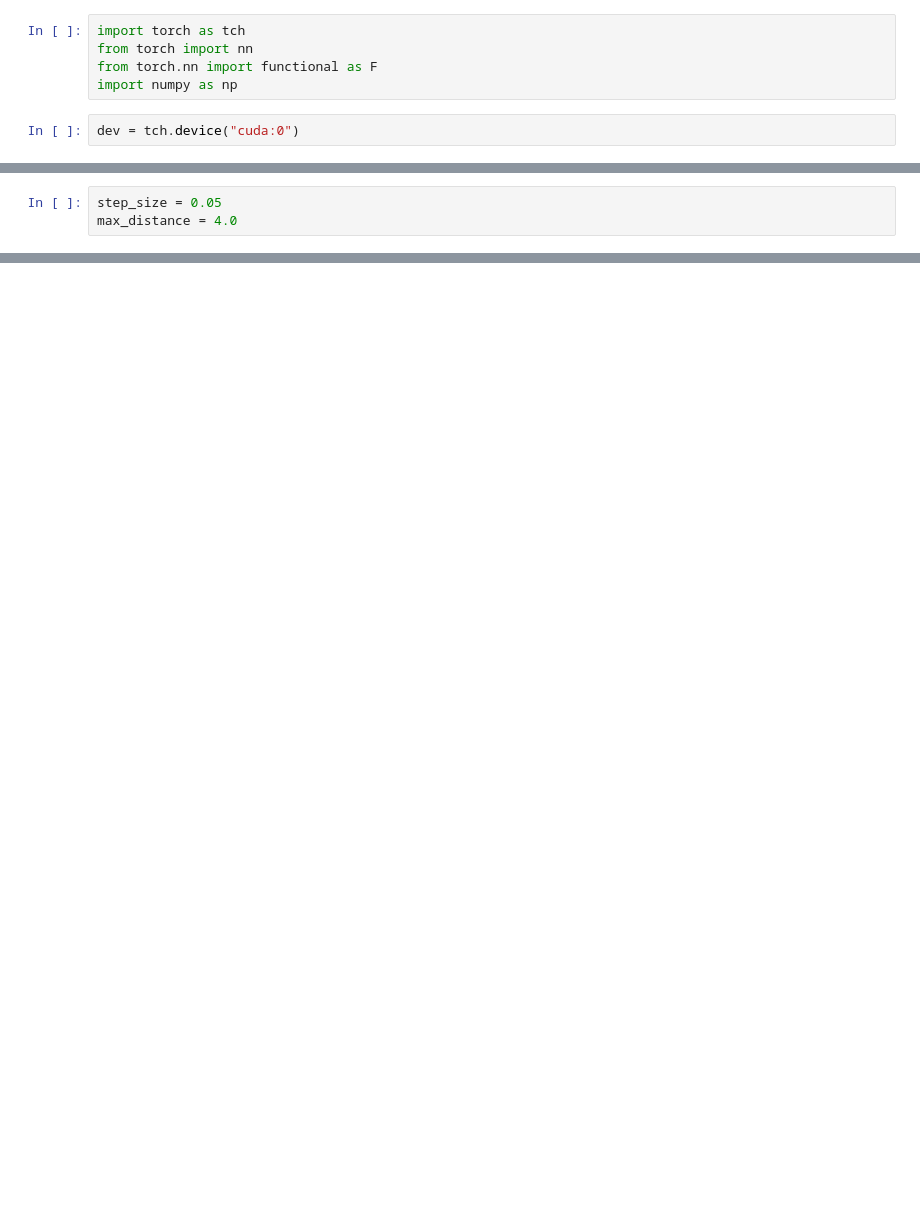
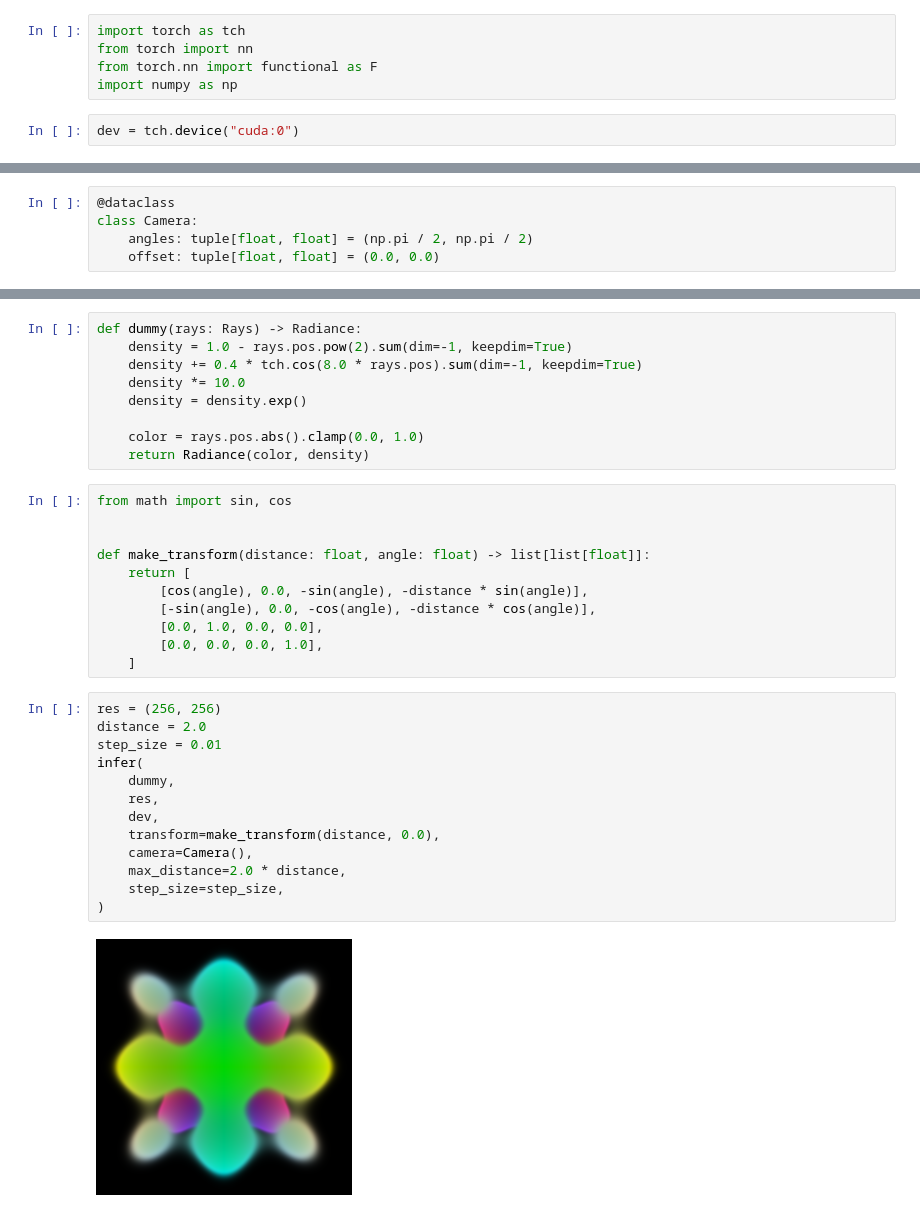
Before and after one commit to agerasev/nerf-playground, a Jupyter notebook: 3d.ipynb, the cells around one changed output, grey strips where cells are left out. Saved outputs shown, nothing was run; the diff lists cells and outputs as text; blank space fills up the shorter version.

Commit message:
Train dummy 3D NeRF, make video

```diff
--- a/3d.ipynb
+++ b/3d.ipynb
@@ -290,3 +11,0 @@ def infer(
-# %%
-step_size = 0.05
-max_distance = 4.0
@@ -378,0 +70,5 @@ infer(
+# %%
+@dataclass
+class Camera:
+    angles: tuple[float, float] = (np.pi / 2, np.pi / 2)
+    offset: tuple[float, float] = (0.0, 0.0)
@@ -378,0 +135,35 @@ infer(
+# %%
+def dummy(rays: Rays) -> Radiance:
+    density = 1.0 - rays.pos.pow(2).sum(dim=-1, keepdim=True)
+    density += 0.4 * tch.cos(8.0 * rays.pos).sum(dim=-1, keepdim=True)
+    density *= 10.0
+    density = density.exp()
+
+    color = rays.pos.abs().clamp(0.0, 1.0)
+    return Radiance(color, density)
+# %%
+from math import sin, cos
+
+
+def make_transform(distance: float, angle: float) -> list[list[float]]:
+    return [
+        [cos(angle), 0.0, -sin(angle), -distance * sin(angle)],
+        [-sin(angle), 0.0, -cos(angle), -distance * cos(angle)],
+        [0.0, 1.0, 0.0, 0.0],
+        [0.0, 0.0, 0.0, 1.0],
+    ]
+# %%
+res = (256, 256)
+distance = 2.0
+step_size = 0.01
+infer(
+    dummy,
+    res,
+    dev,
+    transform=make_transform(distance, 0.0),
+    camera=Camera(),
+    max_distance=2.0 * distance,
+    step_size=step_size,
+)
+# %% [output]
+[figure, added]
```
Also changed, not shown: parts of 34 cells of this notebook, 4 other files.
